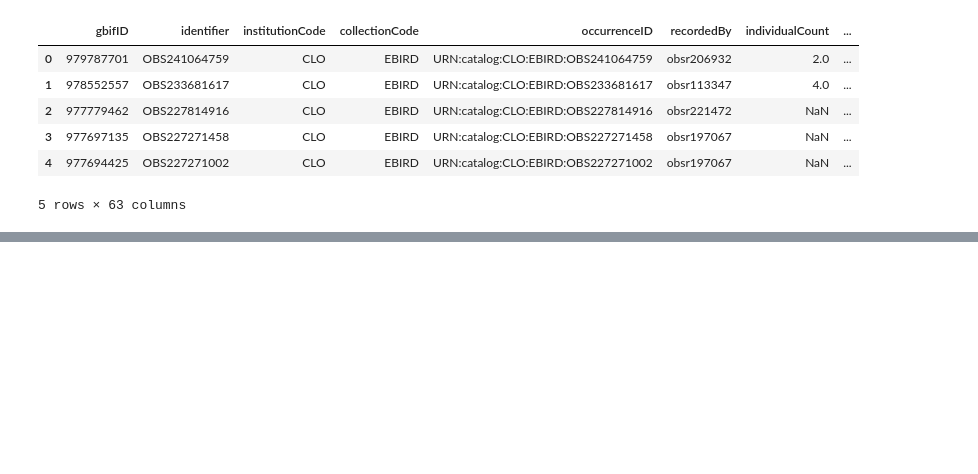
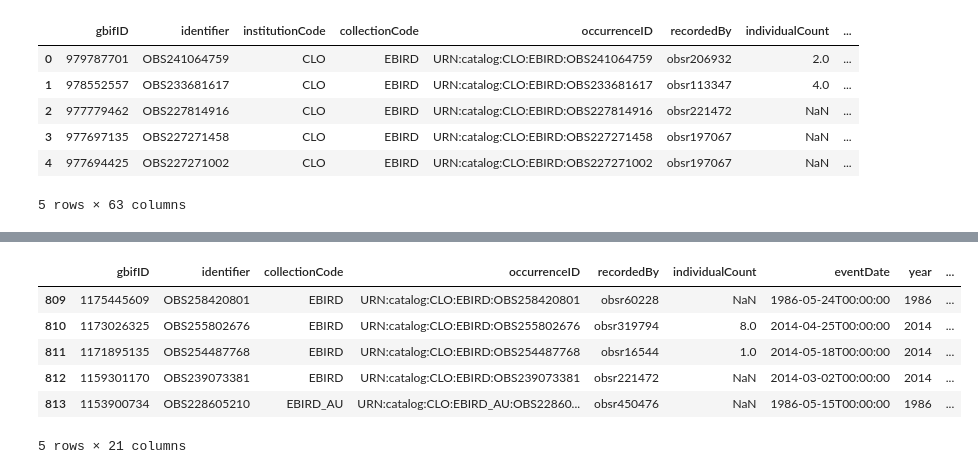
Before and after one commit to tingo121/group_proj_codeop, a Jupyter notebook: Birds.ipynb, the cells around one changed output, grey strips where cells are left out. Cells and saved outputs as stored; diff of their text form; code cells hidden in the pictures; blank space fills up the shorter version.

```diff
--- a/Birds.ipynb
+++ b/Birds.ipynb
@@ -103,0 +146,10 @@ bird_data = bird_data.drop(['orderKey', 'verbatimScientificName', 'speciesKey',
+# %%
+bird_data.tail()
+# %% [output]
+|  | gbifID | identifier | collectionCode | occurrenceID | recordedBy | individualCount | eventDate | year | ... |
+| 809 | 1175445609 | OBS258420801 | EBIRD | URN:catalog:CLO:EBIRD:OBS258420801 | obsr60228 | NaN | 1986-05-24T00:00:00 | 1986 | ... |
+| 810 | 1173026325 | OBS255802676 | EBIRD | URN:catalog:CLO:EBIRD:OBS255802676 | obsr319794 | 8.0 | 2014-04-25T00:00:00 | 2014 | ... |
+| 811 | 1171895135 | OBS254487768 | EBIRD | URN:catalog:CLO:EBIRD:OBS254487768 | obsr16544 | 1.0 | 2014-05-18T00:00:00 | 2014 | ... |
+| 812 | 1159301170 | OBS239073381 | EBIRD | URN:catalog:CLO:EBIRD:OBS239073381 | obsr221472 | NaN | 2014-03-02T00:00:00 | 2014 | ... |
+| 813 | 1153900734 | OBS228605210 | EBIRD_AU | URN:catalog:CLO:EBIRD_AU:OBS22860... | obsr450476 | NaN | 1986-05-15T00:00:00 | 1986 | ... |
+5 rows × 21 columns
```
Also changed, not shown: parts of 16 cells of this notebook.
